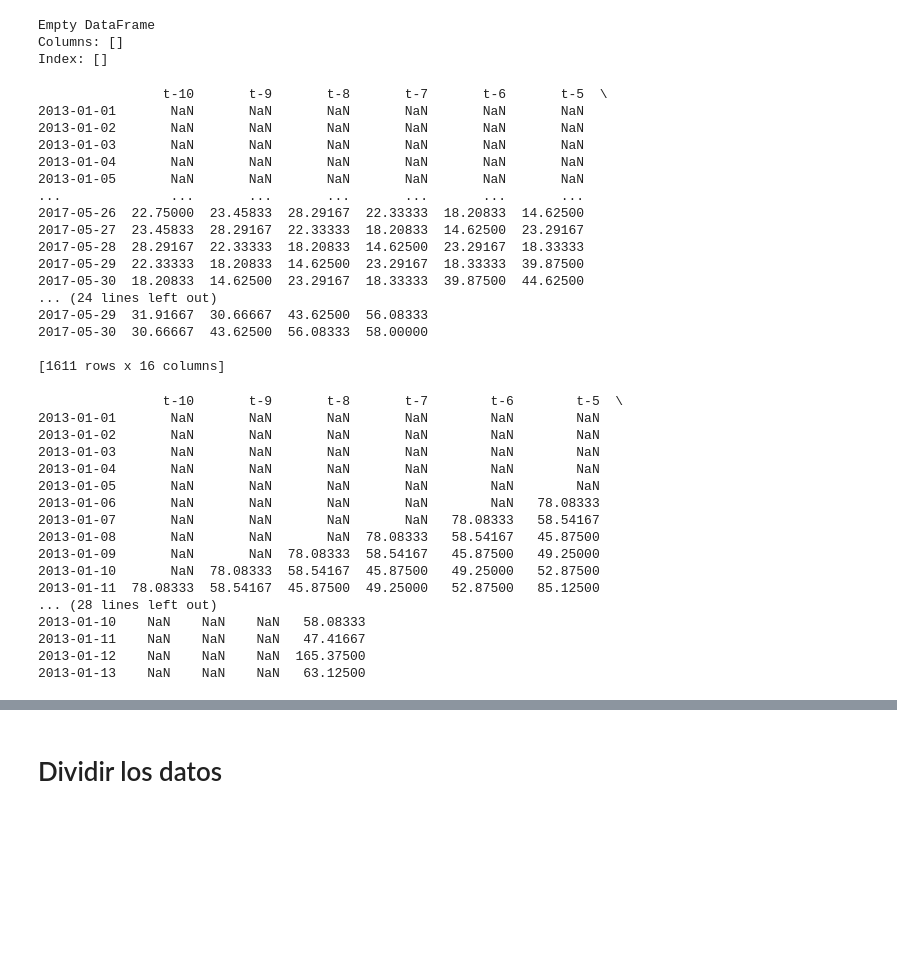
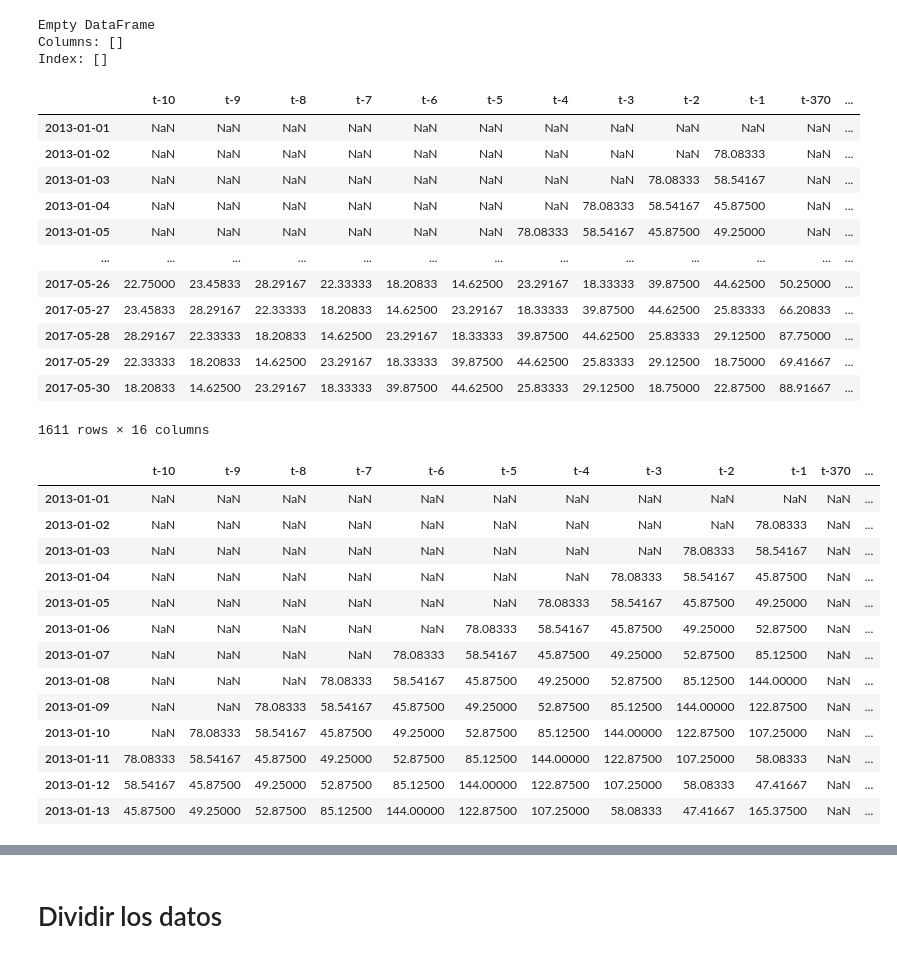
Before and after one commit to TheJarmanitor/TimeSeries, a Jupyter notebook: Python Jupyter/Árboles.ipynb, the cells around one changed output, grey strips where cells are left out. Cells and saved outputs as stored; diff of their text form; code cells hidden in the pictures; blank space fills up the shorter version.

```diff
--- a/Python Jupyter/Árboles.ipynb
+++ b/Python Jupyter/Árboles.ipynb
@@ -7,9 +7,9 @@ quitar la tendencia y analizar la serie sin tendencia.
 import pandas as pd
 from matplotlib import pyplot
 import numpy as np
-base_path="D:/Documents/Jupyter Notebooks/"
+file_path="D:/Documents/Jupyter Notebooks/"
 # %%
-Pm25_DF = pd.read_csv(base_path+"TimeSeries/Bases de Datos/d-Shanghai-1317.txt",index_col=False,names=['PM25'])
+Pm25_DF = pd.read_csv(file_path+"TimeSeries/Bases de Datos/d-Shanghai-1317.txt",index_col=False,names=['PM25'])
 Pm25_DF
 Pm25_DF.size
 # %% [output]
@@ -58,47 +74,40 @@ for i in range(10,0,-1):
 
 for i in range(370,364,-1):
     df1[['t-'+str(i)]] = PM25df.shift(i)
-print(df1)
+display(df1)
 # %% [output]
+|  | t-10 | t-9 | t-8 | t-7 | t-6 | t-5 | t-4 | t-3 | t-2 | t-1 | t-370 | ... |
+| 2013-01-01 | NaN | NaN | NaN | NaN | NaN | NaN | NaN | NaN | NaN | NaN | NaN | ... |
+| 2013-01-02 | NaN | NaN | NaN | NaN | NaN | NaN | NaN | NaN | NaN | 78.08333 | NaN | ... |
+| 2013-01-03 | NaN | NaN | NaN | NaN | NaN | NaN | NaN | NaN | 78.08333 | 58.54167 | NaN | ... |
+| 2013-01-04 | NaN | NaN | NaN | NaN | NaN | NaN | NaN | 78.08333 | 58.54167 | 45.87500 | NaN | ... |
+| 2013-01-05 | NaN | NaN | NaN | NaN | NaN | NaN | 78.08333 | 58.54167 | 45.87500 | 49.25000 | NaN | ... |
+| ... | ... | ... | ... | ... | ... | ... | ... | ... | ... | ... | ... | ... |
+| 2017-05-26 | 22.75000 | 23.45833 | 28.29167 | 22.33333 | 18.20833 | 14.62500 | 23.29167 | 18.33333 | 39.87500 | 44.62500 | 50.25000 | ... |
+| 2017-05-27 | 23.45833 | 28.29167 | 22.33333 | 18.20833 | 14.62500 | 23.29167 | 18.33333 | 39.87500 | 44.62500 | 25.83333 | 66.20833 | ... |
+| 2017-05-28 | 28.29167 | 22.33333 | 18.20833 | 14.62500 | 23.29167 | 18.33333 | 39.87500 | 44.62500 | 25.83333 | 29.12500 | 87.75000 | ... |
+| 2017-05-29 | 22.33333 | 18.20833 | 14.62500 | 23.29167 | 18.33333 | 39.87500 | 44.62500 | 25.83333 | 29.12500 | 18.75000 | 69.41667 | ... |
+| 2017-05-30 | 18.20833 | 14.62500 | 23.29167 | 18.33333 | 39.87500 | 44.62500 | 25.83333 | 29.12500 | 18.75000 | 22.87500 | 88.91667 | ... |
-                t-10       t-9       t-8       t-7       t-6       t-5  \
-2013-01-01       NaN       NaN       NaN       NaN       NaN       NaN
-2013-01-02       NaN       NaN       NaN       NaN       NaN       NaN
-2013-01-03       NaN       NaN       NaN       NaN       NaN       NaN
-2013-01-04       NaN       NaN       NaN       NaN       NaN       NaN
-2013-01-05       NaN       NaN       NaN       NaN       NaN       NaN
-...              ...       ...       ...       ...       ...       ...
-2017-05-26  22.75000  23.45833  28.29167  22.33333  18.20833  14.62500
-2017-05-27  23.45833  28.29167  22.33333  18.20833  14.62500  23.29167
-2017-05-28  28.29167  22.33333  18.20833  14.62500  23.29167  18.33333
-2017-05-29  22.33333  18.20833  14.62500  23.29167  18.33333  39.87500
-2017-05-30  18.20833  14.62500  23.29167  18.33333  39.87500  44.62500
-... (24 lines left out)
-2017-05-29  31.91667  30.66667  43.62500  56.08333
-2017-05-30  30.66667  43.62500  56.08333  58.00000
-
-[1611 rows x 16 columns]
+1611 rows × 16 columns
 # %%
 # Create column t
 df1['t'] = PM25df.values
-print(df1.head(13))
+display(df1.head(13))
 # %% [output]
-                t-10       t-9       t-8       t-7        t-6        t-5  \
-2013-01-01       NaN       NaN       NaN       NaN        NaN        NaN
-2013-01-02       NaN       NaN       NaN       NaN        NaN        NaN
-2013-01-03       NaN       NaN       NaN       NaN        NaN        NaN
-2013-01-04       NaN       NaN       NaN       NaN        NaN        NaN
-2013-01-05       NaN       NaN       NaN       NaN        NaN        NaN
-2013-01-06       NaN       NaN       NaN       NaN        NaN   78.08333
-2013-01-07       NaN       NaN       NaN       NaN   78.08333   58.54167
-2013-01-08       NaN       NaN       NaN  78.08333   58.54167   45.87500
-2013-01-09       NaN       NaN  78.08333  58.54167   45.87500   49.25000
-2013-01-10       NaN  78.08333  58.54167  45.87500   49.25000   52.87500
-2013-01-11  78.08333  58.54167  45.87500  49.25000   52.87500   85.12500
-... (28 lines left out)
-2013-01-10    NaN    NaN    NaN   58.08333
-2013-01-11    NaN    NaN    NaN   47.41667
-2013-01-12    NaN    NaN    NaN  165.37500
-2013-01-13    NaN    NaN    NaN   63.12500
+|  | t-10 | t-9 | t-8 | t-7 | t-6 | t-5 | t-4 | t-3 | t-2 | t-1 | t-370 | ... |
+| 2013-01-01 | NaN | NaN | NaN | NaN | NaN | NaN | NaN | NaN | NaN | NaN | NaN | ... |
+| 2013-01-02 | NaN | NaN | NaN | NaN | NaN | NaN | NaN | NaN | NaN | 78.08333 | NaN | ... |
+| 2013-01-03 | NaN | NaN | NaN | NaN | NaN | NaN | NaN | NaN | 78.08333 | 58.54167 | NaN | ... |
+| 2013-01-04 | NaN | NaN | NaN | NaN | NaN | NaN | NaN | 78.08333 | 58.54167 | 45.87500 | NaN | ... |
+| 2013-01-05 | NaN | NaN | NaN | NaN | NaN | NaN | 78.08333 | 58.54167 | 45.87500 | 49.25000 | NaN | ... |
+| 2013-01-06 | NaN | NaN | NaN | NaN | NaN | 78.08333 | 58.54167 | 45.87500 | 49.25000 | 52.87500 | NaN | ... |
+| 2013-01-07 | NaN | NaN | NaN | NaN | 78.08333 | 58.54167 | 45.87500 | 49.25000 | 52.87500 | 85.12500 | NaN | ... |
+| 2013-01-08 | NaN | NaN | NaN | 78.08333 | 58.54167 | 45.87500 | 49.25000 | 52.87500 | 85.12500 | 144.00000 | NaN | ... |
+| 2013-01-09 | NaN | NaN | 78.08333 | 58.54167 | 45.87500 | 49.25000 | 52.87500 | 85.12500 | 144.00000 | 122.87500 | NaN | ... |
+| 2013-01-10 | NaN | 78.08333 | 58.54167 | 45.87500 | 49.25000 | 52.87500 | 85.12500 | 144.00000 | 122.87500 | 107.25000 | NaN | ... |
+| 2013-01-11 | 78.08333 | 58.54167 | 45.87500 | 49.25000 | 52.87500 | 85.12500 | 144.00000 | 122.87500 | 107.25000 | 58.08333 | NaN | ... |
+| 2013-01-12 | 58.54167 | 45.87500 | 49.25000 | 52.87500 | 85.12500 | 144.00000 | 122.87500 | 107.25000 | 58.08333 | 47.41667 | NaN | ... |
+| 2013-01-13 | 45.87500 | 49.25000 | 52.87500 | 85.12500 | 144.00000 | 122.87500 | 107.25000 | 58.08333 | 47.41667 | 165.37500 | NaN | ... |
 # %%
 # Create a new subsetted dataframe, removing Nans from first 370 rows
 df1_PM25 = df1[370:]
```
Also changed, not shown: parts of 2 cells of this notebook, 4 other files.
